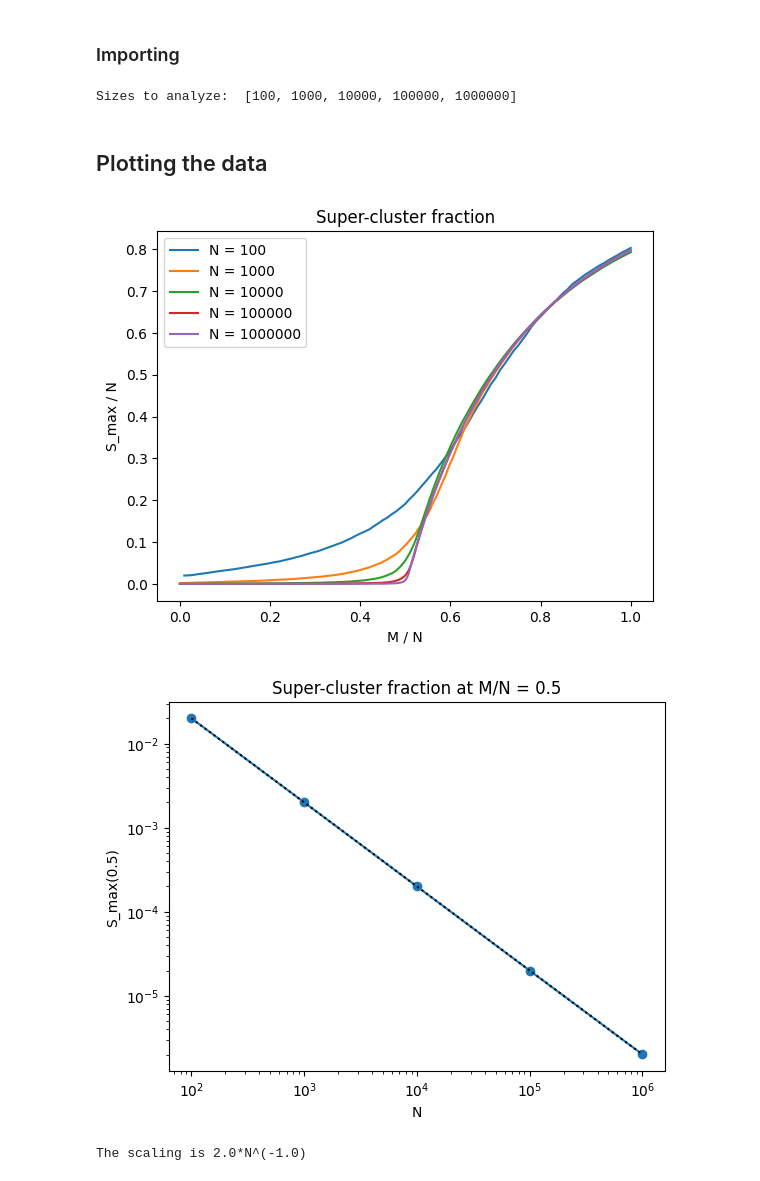
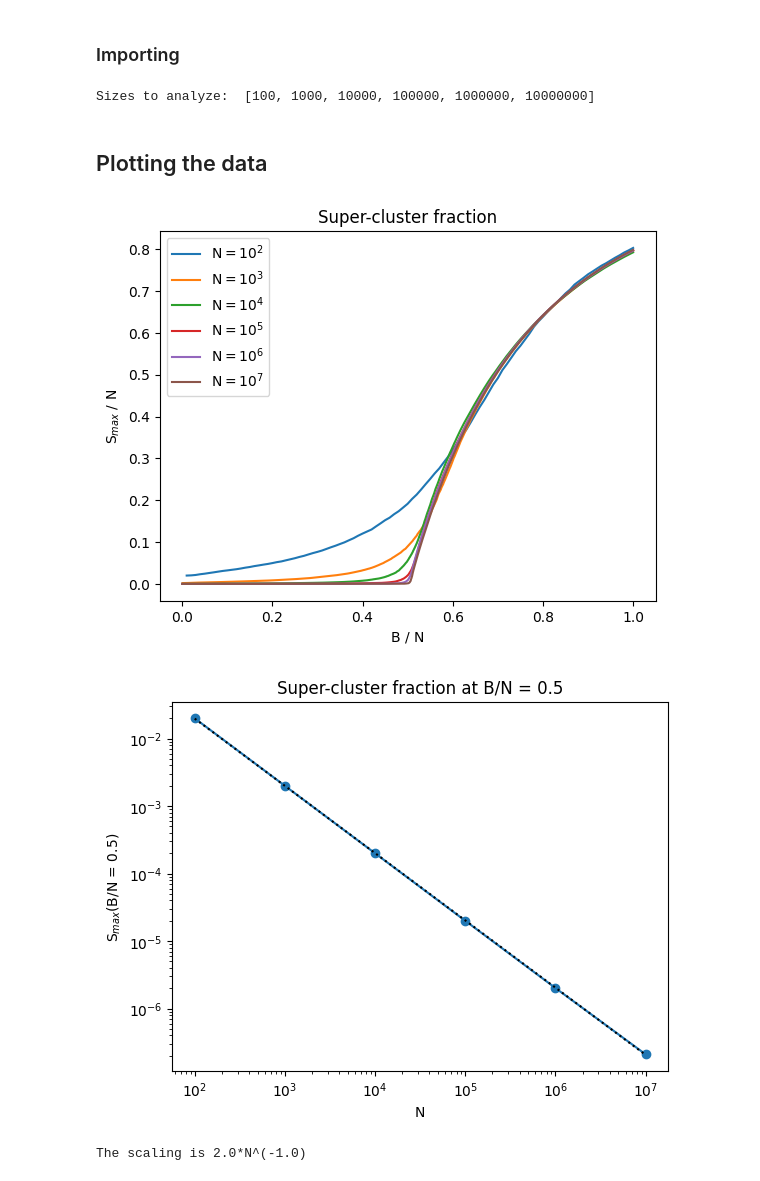
Before and after one commit to frandreoli/random_graph_percolation, a Jupyter notebook: random_graph_analysis.ipynb, the cells around one changed output. Cells and saved outputs as stored; diff of their text form; code cells hidden in the pictures.

Commit message:
Improved data visualization

```diff
--- a/random_graph_analysis.ipynb
+++ b/random_graph_analysis.ipynb
@@ -54,7 +54,7 @@ Execution time:  00:00:18
 # %% [markdown]
 ### Defining the data to import
 # %%
-graph_sizes = [int(10**pow) for pow in range(2,7)]
+graph_sizes = [int(10**pow) for pow in range(2,8)]
 # %% [markdown]
 ### Importing
 # %%
@@ -83,21 +83,22 @@ for i,current_file in enumerate(file_names):
         raise(error_here)
     sol_dict[size].columns = [col.replace(" ", "") for col in sol_dict[size].columns]
 # %% [output]
-Sizes to analyze:  [100, 1000, 10000, 100000, 1000000]
+Sizes to analyze:  [100, 1000, 10000, 100000, 1000000, 10000000]
 # %% [markdown]
 ## Plotting the data
 # %%
+import numpy as np
 for size in graph_sizes:
-    plt.plot(sol_dict[size]['c'], sol_dict[size]['Smax_mean'],label="N = "+str(size));
+    plt.plot(sol_dict[size]['c'], sol_dict[size]['Smax_mean'],label="N$ = 10^{{{}}}$".format(round(np.log10(size))))
 
 plt.legend()
-plt.xlabel("M / N")
-plt.ylabel("S_max / N")
+plt.xlabel("B / N")
+plt.ylabel("S$_{max}$ / N")
 plt.title("Super-cluster fraction")
 
 plt.show()
 # %% [output]
-[figure, old version]
+[figure, new version]
 # %%
 phase_transition_list = pd.DataFrame({"N":graph_sizes,"S*_max":[0.0 for _ in range(0,len(graph_sizes))]})
 for i,size in enumerate(graph_sizes):
@@ -115,8 +116,8 @@ plt.loglog(10**x_fit_range,10**y_fit_range, linestyle=':', color='black')
 plt.scatter(phase_transition_list['N'],phase_transition_list['S_max'])
 
 plt.xlabel("N")
-plt.ylabel("S_max(0.5)")
-plt.title("Super-cluster fraction at M/N = 0.5")
+plt.ylabel("S$_{max}$(B/N = 0.5)")
+plt.title("Super-cluster fraction at B/N = 0.5")
 
 
 plt.show()
@@ -125,5 +126,5 @@ def decimal_round(num,digits=1):
     return round(num*10**digits)/10**digits
 print("The scaling is "+str(decimal_round(10**fit_array[1]))+"*N^("+str(decimal_round(fit_array[0]))+")")
 # %% [output]
-[figure, old version]
+[figure, new version]
 The scaling is 2.0*N^(-1.0)
```
Also changed, not shown: parts of 2 cells of this notebook.
